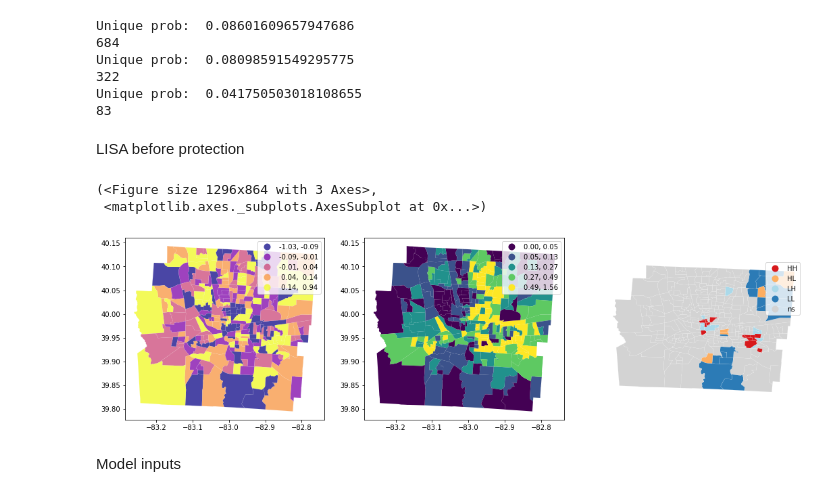
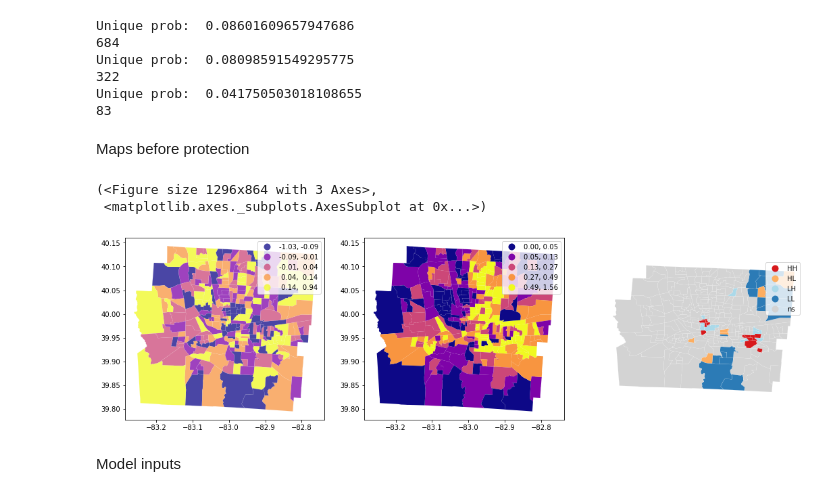
Before and after one commit to linyuehzzz/privacy-framework, a Jupyter notebook: set-coverage-exact-k.ipynb, the cells around one changed output. Drawn from its saved outputs; the diff is of its cells as text; code cells hidden in the pictures.

```diff
--- a/set-coverage-exact-k.ipynb
+++ b/set-coverage-exact-k.ipynb
@@ -178,7 +178,7 @@ Unique prob:  0.08098591549295775
 Unique prob:  0.041750503018108655
 83
 # %% [markdown]
-LISA before protection
+Maps before protection
 # %%
 import numpy as np
 import geopandas as gpd
@@ -195,35 +195,35 @@ merged = merged.sort_index()
 
 gdf['GEOID10'] = gdf['GEOID10'].astype(str)
 w = weights.distance.KNN.from_dataframe(gdf, k=20)
 w.transform = 'R'
 lisa = esda.moran.Moran_Local(merged["0101_pct"], w)
 
 # Set up figure and axes
 f, axs = plt.subplots(nrows=1, ncols=3, figsize=(18, 12))
 # Make the axes accessible with single indexing
 axs = axs.flatten()
 
 # Assign new column with local statistics on-the-fly
 merged.assign(Is=lisa.Is).plot(
     column='Is',
     cmap='plasma',
     scheme='quantiles',
     k=5,
     edgecolor='white',
     linewidth=0.1,
     alpha=0.75,
     legend=True,
     ax=axs[0]
 )
 
-merged.plot(column=merged["0101_pct"], scheme='quantiles', legend=True, ax=axs[1])
+merged.plot(column=merged["0101_pct"], scheme='quantiles', cmap='plasma', legend=True, ax=axs[1])
 
 # Grab second axis of local statistics
 esdaplot.lisa_cluster(lisa, gdf, p=0.05, ax=axs[2])
 # %% [output]
 (<Figure size 1296x864 with 3 Axes>,
  <matplotlib.axes._subplots.AxesSubplot at 0x...>)
-[figure, old version]
+[figure, new version]
 # %% [markdown]
 Model inputs
 # %%
```
Also changed, not shown: parts of 10 cells of this notebook, 2 other files.
